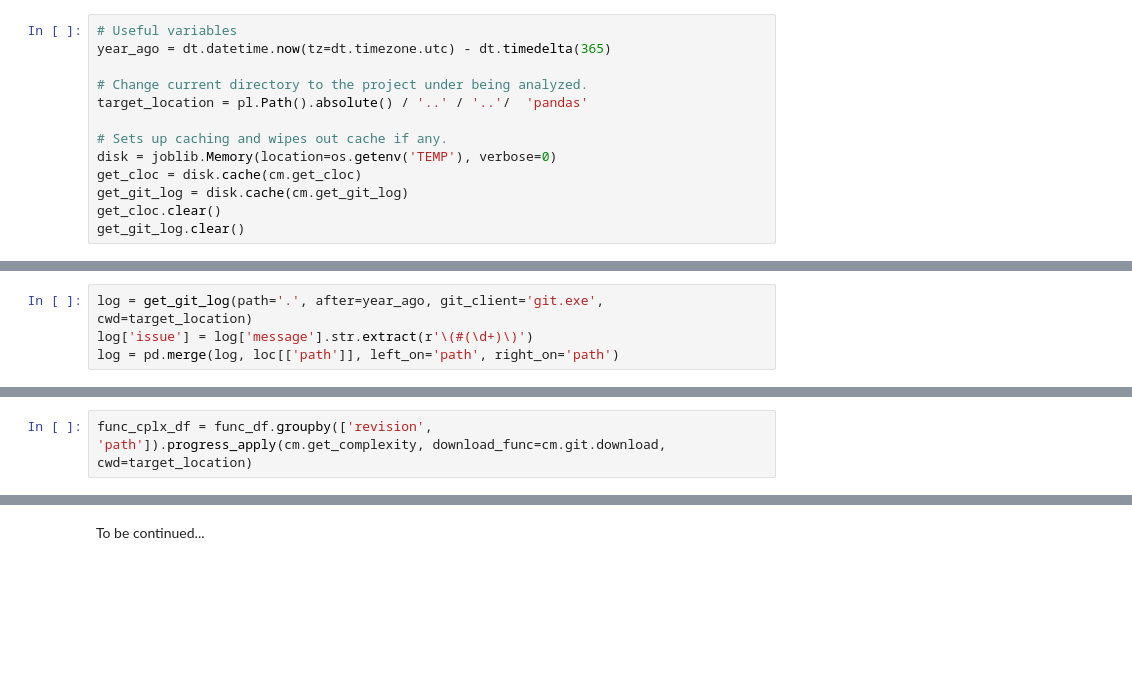
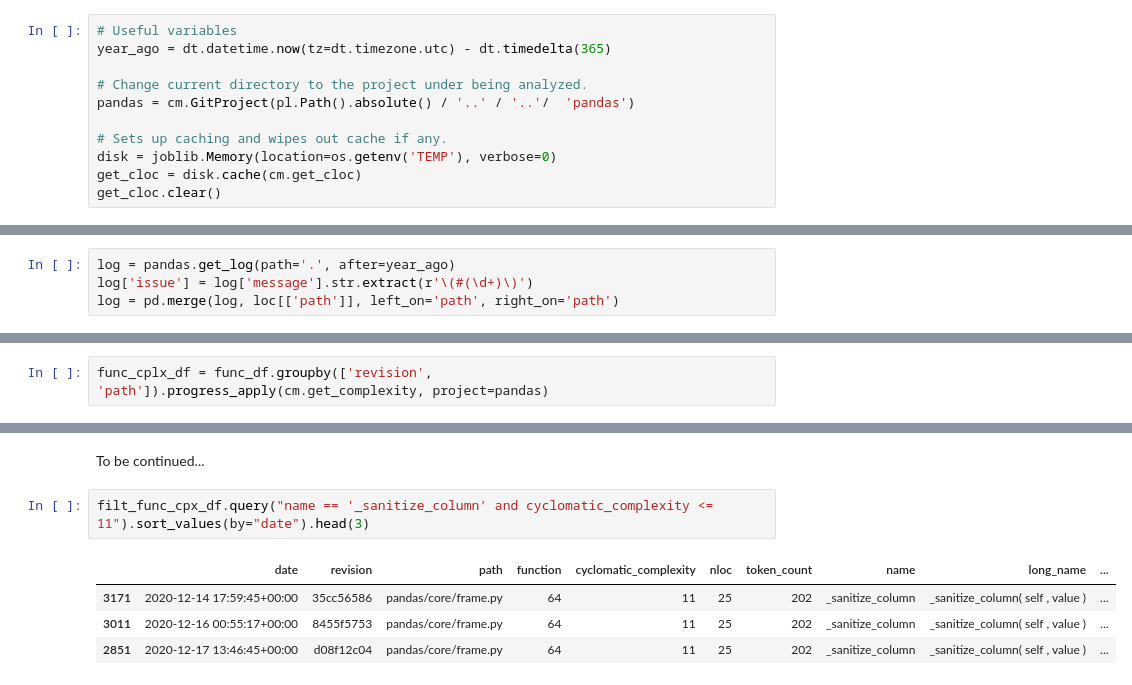
Before and after one commit to elmotec/codemetrics, a Jupyter notebook: notebooks/pandas.ipynb, the cells around one changed output, grey strips where cells are left out. Saved outputs shown, nothing was run; the diff lists cells and outputs as text; blank space fills up the shorter version.

Commit message:
Updated example notebook post project introduction

```diff
--- a/notebooks/pandas.ipynb
+++ b/notebooks/pandas.ipynb
@@ -43,14 +43,12 @@ Sets up a few useful things:
 year_ago = dt.datetime.now(tz=dt.timezone.utc) - dt.timedelta(365)
 
 # Change current directory to the project under being analyzed.
-target_location = pl.Path().absolute() / '..' / '..'/  'pandas'
+pandas = cm.GitProject(pl.Path().absolute() / '..' / '..'/  'pandas')
 
 # Sets up caching and wipes out cache if any.
 disk = joblib.Memory(location=os.getenv('TEMP'), verbose=0)
 get_cloc = disk.cache(cm.get_cloc)
-get_git_log = disk.cache(cm.get_git_log)
 get_cloc.clear()
-get_git_log.clear()
 # %% [markdown]
 ## Lines of code (loc)
 
@@ -75,7 +80,7 @@ Now that we know what the code base looks like today, we turn our attention to h
 
 We then calculate the age of each file and generate a graph of recent changes as well as a circle visualization of the code base.
 # %%
-log = get_git_log(path='.', after=year_ago, git_client='git.exe', cwd=target_location)
+log = pandas.get_log(path='.', after=year_ago)
 log['issue'] = log['message'].str.extract(r'\(#(\d+)\)')
 log = pd.merge(log, loc[['path']], left_on='path', right_on='path')
 # %%
@@ -172,5 +205,5 @@ func_df.head()
 # %%
-func_cplx_df = func_df.groupby(['revision', 'path']).progress_apply(cm.get_complexity, download_func=cm.git.download, cwd=target_location)
+func_cplx_df = func_df.groupby(['revision', 'path']).progress_apply(cm.get_complexity, project=pandas)
 # %%
 func_cpx_df = pd.merge(func_df, func_cplx_df.reset_index(), on=['revision', 'path'])
 top_cpx_func_df = func_cpx_df.groupby('name')[['cyclomatic_complexity']].mean().nlargest(8, 'cyclomatic_complexity')
@@ -187,2 +229,9 @@ alt.Chart(filt_func_cpx_df).\
 # %% [markdown]
 To be continued...
+# %%
+filt_func_cpx_df.query("name == '_sanitize_column' and cyclomatic_complexity <= 11").sort_values(by="date").head(3)
+# %% [output]
+|  | date | revision | path | function | cyclomatic_complexity | nloc | token_count | name | long_name | ... |
+| 3171 | 2020-12-14 17:59:45+00:00 | 35cc56586 | pandas/core/frame.py | 64 | 11 | 25 | 202 | _sanitize_column | _sanitize_column( self , value ) | ... |
+| 3011 | 2020-12-16 00:55:17+00:00 | 8455f5753 | pandas/core/frame.py | 64 | 11 | 25 | 202 | _sanitize_column | _sanitize_column( self , value ) | ... |
+| 2851 | 2020-12-17 13:46:45+00:00 | d08f12c04 | pandas/core/frame.py | 64 | 11 | 25 | 202 | _sanitize_column | _sanitize_column( self , value ) | ... |
```
Also changed, not shown: parts of 11 cells of this notebook, 1 other file.
